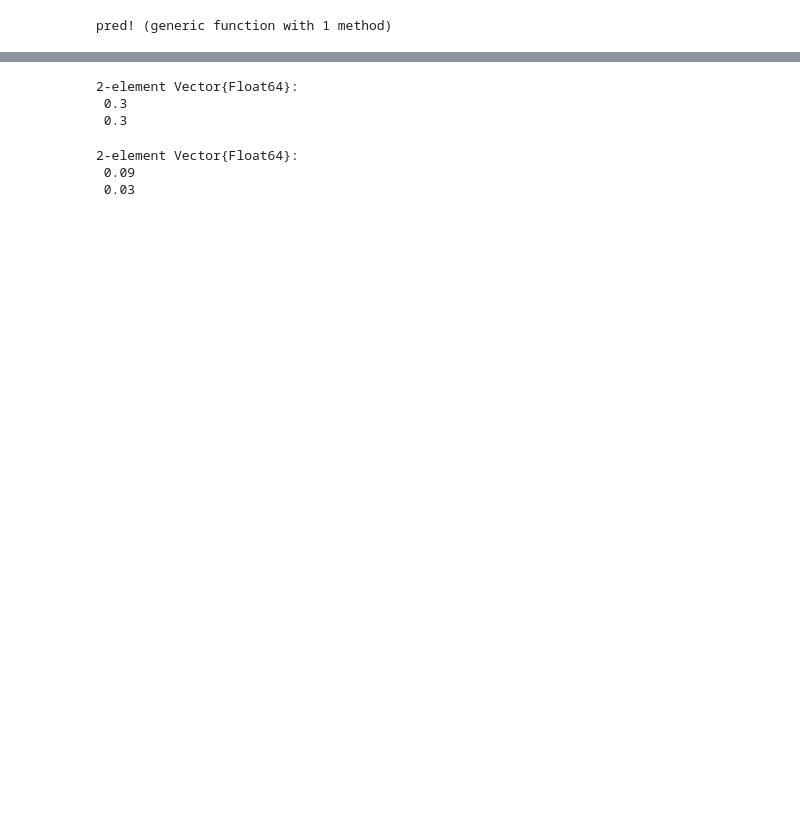
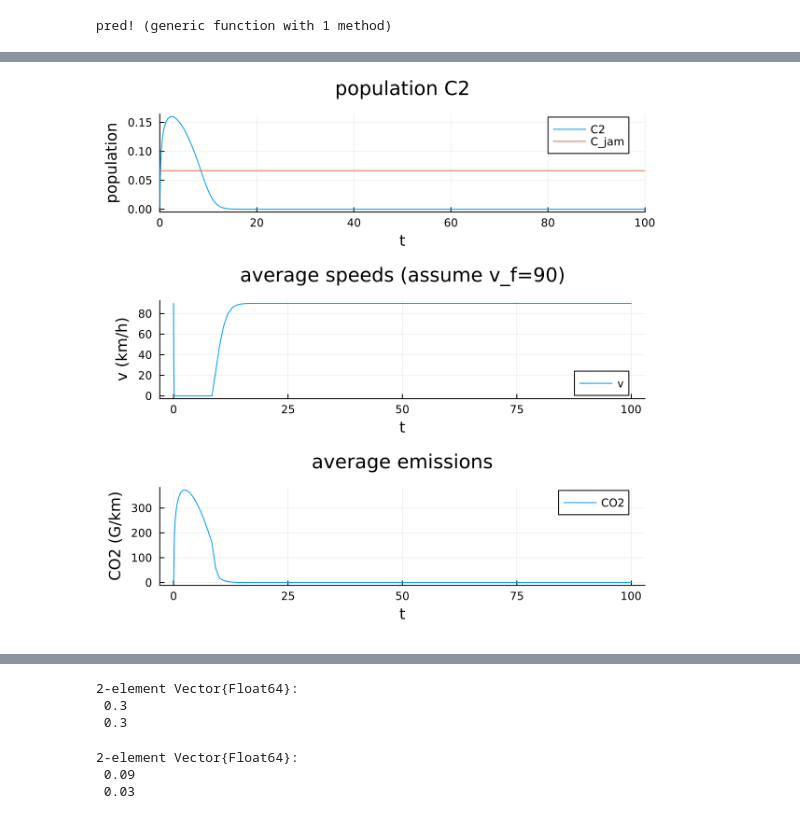
Before and after one commit to acossairt/traffic_air_quality_modeling, a Jupyter notebook: travel_4.ipynb, the cells around one changed output, grey strips where cells are left out. Saved outputs shown, nothing was run; the diff lists cells and outputs as text; code cells hidden in the pictures; blank space fills up the shorter version.

```diff
--- a/travel_4.ipynb
+++ b/travel_4.ipynb
@@ -71,3 +146,23 @@ plot!(sol, idxs = (0,6), xlabel="time", ylabel="population", label="C2 (2 to 1),
+# %%
+# Same for C2
+pop_C2 = sol[5, :]
+C2_speeds = calc_space_mean_speed.(v_f, pop_C2, k_jam_C2)
+C2_emissions = calc_emissions_from_speed(pop_C2, C2_speeds, interp_fn)
+C2_flow = calc_flow(pop_C2, v_f, k_jam_C2)
+
+plt1 = plot(sol, idxs=(0,5), xlabel="t", ylabel="population", label="C2")
+plt1 = plot!(plt1, [0,100], repeat([k_jam_C2], 2), label="C_jam", title="population C2")
+plt2 = plot(sol.t, C2_speeds, xlabel="t", ylabel="v (km/h)", label="v", title="average speeds (assume v_f=90)")
+plt3 = plot(sol.t, C2_emissions, xlabel="t", ylabel="CO2 (G/km)", label="CO2", title="average emissions")
+plt4 = plot(sol.t, C2_flow, xlabel="t", ylabel="q (vehicles / hour)", label="q", title="traffic flow")
+
+plt = plot(plt1, plt2, plt3, layout = grid(3,1, heights=(1/3,1/3,1/3)), size=(600,600))
+#plt = plot(plt1, plt2, plt3, plt4, layout = grid(4,1, heights=(1/4,1/4,1/4,1/4)), size=(600,800))
+
+savefig(plt, "congestion_to_emissions_C2_v3.png")
+display(plt)
+# %% [output]
+[figure, added]
 # %% [markdown]
 ## Brainstorming matrix representation
 P = [P1, P2, ... Pi]
```
Also changed, not shown: parts of 12 cells of this notebook, 10 other files.
